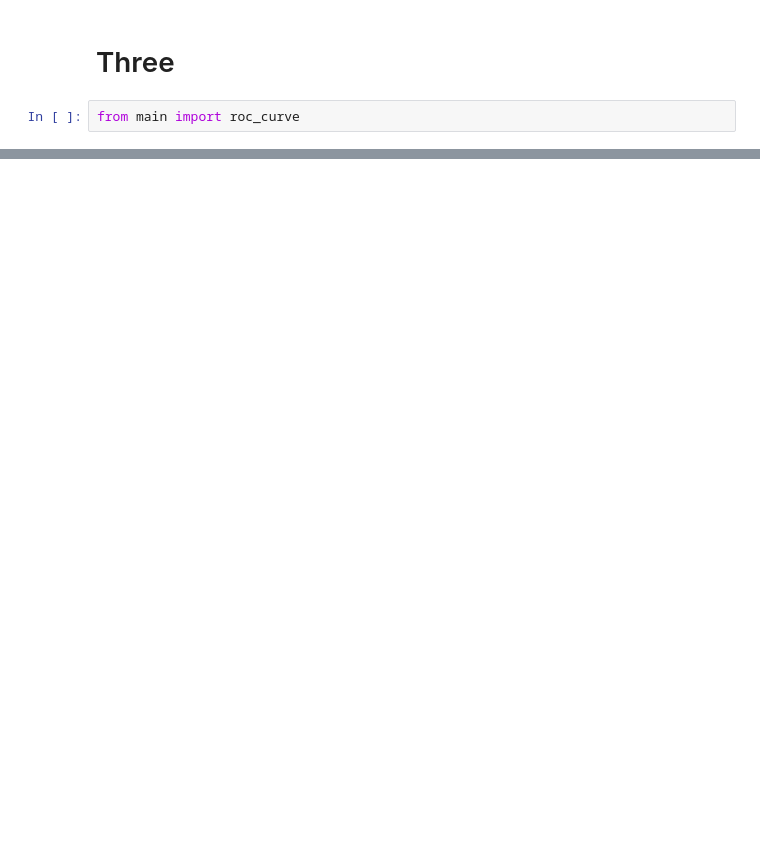
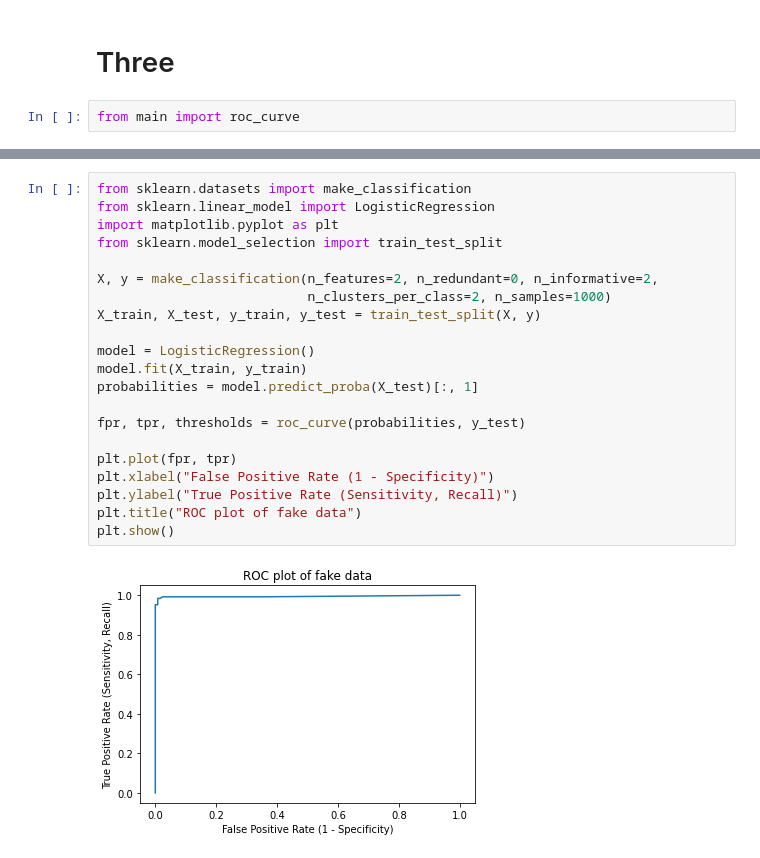
Before and after one commit to dev-branch/logreg, a Jupyter notebook: notebook.ipynb, the cells around one changed output, grey strips where cells are left out. Drawn from its saved outputs; the diff is of its cells as text; blank space fills up the shorter version.

```diff
--- a/notebook.ipynb
+++ b/notebook.ipynb
@@ -217,0 +200,23 @@ t 1.0
+# %%
+from sklearn.datasets import make_classification
+from sklearn.linear_model import LogisticRegression
+import matplotlib.pyplot as plt
+from sklearn.model_selection import train_test_split
+
+X, y = make_classification(n_features=2, n_redundant=0, n_informative=2,
+                           n_clusters_per_class=2, n_samples=1000)
+X_train, X_test, y_train, y_test = train_test_split(X, y)
+
+model = LogisticRegression()
+model.fit(X_train, y_train)
+probabilities = model.predict_proba(X_test)[:, 1]
+
+fpr, tpr, thresholds = roc_curve(probabilities, y_test)
+
+plt.plot(fpr, tpr)
+plt.xlabel("False Positive Rate (1 - Specificity)")
+plt.ylabel("True Positive Rate (Sensitivity, Recall)")
+plt.title("ROC plot of fake data")
+plt.show()
+# %% [output]
+[figure, added]
```
Also changed, not shown: parts of 12 cells of this notebook, 1 other file.
